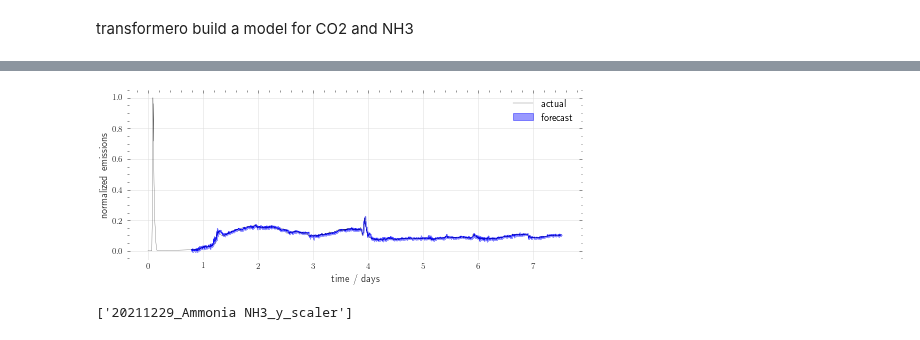
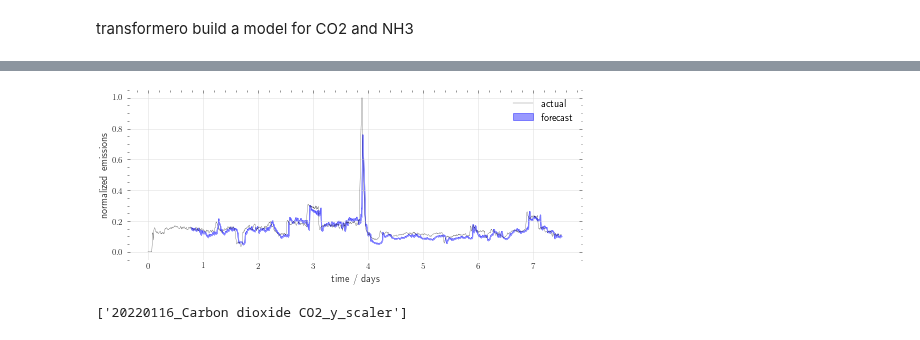
Before and after one commit to kjappelbaum/pyprocessta, a Jupyter notebook: examples/train_model_on_all_data_to_prepare_causalimpact_analysis.ipynb, the cells around one changed output, grey strips where cells are left out. Cells and saved outputs as stored; diff of their text form; code cells hidden in the pictures.

```diff
--- a/examples/train_model_on_all_data_to_prepare_causalimpact_analysis.ipynb
+++ b/examples/train_model_on_all_data_to_prepare_causalimpact_analysis.ipynb
@@ -81,6 +72,6 @@ backtest = model.historical_forecasts(y,
 # %%
 import matplotlib.pyplot as plt
 # %%
-results = parallelized_inference(model, x, y, repeats=10, start=0.1, horizon=5)
+results = parallelized_inference(model, x, y, repeats=100, start=0.1, horizon=30)
 # %%
 import numpy as np
@@ -151,5 +146,5 @@ x = transformer.fit_transform(x)
 y_transformer = Scaler()
 y = y_transformer.fit_transform(y)
 # %%
-model_co2 = run_model((x,y), input_chunk_length=40, output_chunk_length=30)
+model_co2 = run_model((x,y), output_chunk_length=30)
 # %% [output]
@@ -158,31 +155,31 @@ model_co2 = run_model((x,y), input_chunk_length=40, output_chunk_length=30)
 # %%
-results = parallelized_inference(model_co2, x, y, repeats=1, start=0.1, horizon=30)
+results = parallelized_inference(model_co2, x, y, repeats=100, start=0.1, horizon=30)
 # %%
 means, stds = summarize_results(results)
 # %%
-x_axis = means['0'].index - y['0'].pd_dataframe().index[0]
+x_axis = means['0'].index - y[NEW_TARGETS[0]].pd_dataframe().index[0]
 x_axis = [val.total_seconds() / (60 * 60 * 24) for val in x_axis]
 
-x_conncected = y['0'].pd_dataframe().index - y['0'].pd_dataframe().index[0]
+x_conncected = y[NEW_TARGETS[0]].pd_dataframe().index - y[NEW_TARGETS[0]].pd_dataframe().index[0]
 x_conncected = [val.total_seconds() / (60 * 60 * 24) for val in x_conncected]
 # %%
 plt.figure(figsize=(7,3))
 plt.plot(x_axis, means['0'], c='b',  alpha=.9, lw=.2)
 plt.fill_between(x_axis, means['0']-2*stds['0'], means['0']+2*stds['0'], alpha=.4, color='b', label='forecast',)
-plt.plot(x_conncected, y['0'].values().flatten(), c='k', label='actual', lw=.2,)
+plt.plot(x_conncected, y[NEW_TARGETS[0]].values().flatten(), c='k', label='actual', lw=.2,)
 
 plt.legend()
 #plt.xticks([])
 
 plt.xlabel('time / days')
 plt.ylabel('normalized emissions')
 plt.tight_layout()
-plt.savefig(f'20211229_{NEW_TARGETS[0]}_forecast_all.pdf', bbox_inches='tight')
+plt.savefig(f'20220116_{NEW_TARGETS[0]}_forecast_all.pdf', bbox_inches='tight')
 # %% [output]
-[figure, old version]
+[figure, new version]
 # %%
-joblib.dump(model_co2, f'20211229_{NEW_TARGETS[0]}_model')
+joblib.dump(model_co2, f'20220116_{NEW_TARGETS[0]}_model')
 #joblib.dump(transformer, f'20211229_{NEW_TARGETS[0]}_x_scaler')
-joblib.dump(y_transformer, f'20211229_{NEW_TARGETS[0]}_y_scaler')
+joblib.dump(y_transformer, f'20220116_{NEW_TARGETS[0]}_y_scaler')
 # %% [output]
-['20211229_Ammonia NH3_y_scaler']
+['20220116_Carbon dioxide CO2_y_scaler']
```
Also changed, not shown: parts of 8 cells of this notebook, 1 other file.
